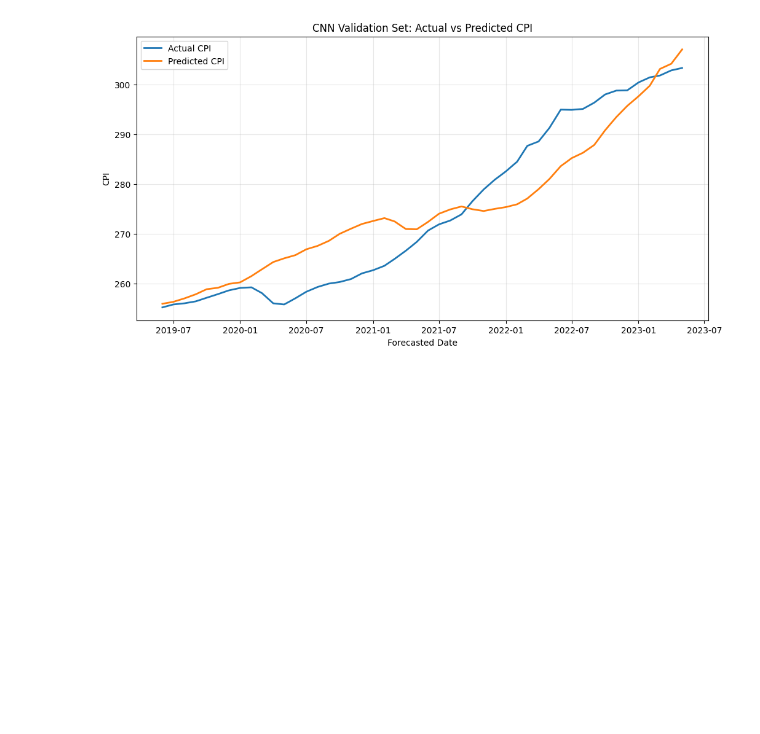
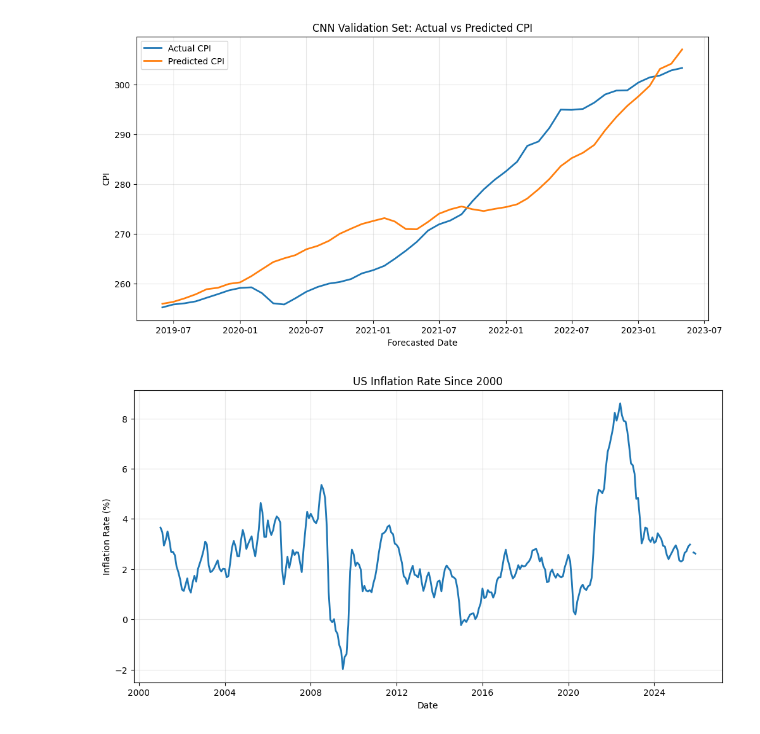
Before and after one commit to AndrewEross/GDP_inflation_prediction, a Jupyter notebook: inflation_model_backup.ipynb, the cells around one changed output. Cells and saved outputs as stored; diff of their text form; code cells hidden in the pictures; blank space fills up the shorter version.

```diff
--- a/inflation_model_backup.ipynb
+++ b/inflation_model_backup.ipynb
@@ -704,3 +704,25 @@ plt.grid(True, alpha=0.3)
 plt.show()
 # %% [output]
 [figure]
+# %%
+import numpy as np
+import matplotlib.pyplot as plt
+
+inflation_data = century_data.copy()
+inflation_data["DATE"] = pd.to_datetime(inflation_data["DATE"])
+
+# year-over-year inflation rate in percent
+inflation_data["inflation_yoy"] = 100 * np.log(inflation_data["CPI"] / inflation_data["CPI"].shift(12))
+
+inflation_data = inflation_data[inflation_data["DATE"] >= "2000-01-01"].copy()
+
+plt.figure(figsize=(12, 6))
+plt.plot(inflation_data["DATE"], inflation_data["inflation_yoy"], linewidth=2)
+
+plt.title("US Inflation Rate Since 2000")
+plt.xlabel("Date")
+plt.ylabel("Inflation Rate (%)")
+plt.grid(True, alpha=0.3)
+plt.show()
+# %% [output]
+[figure, added]
```
